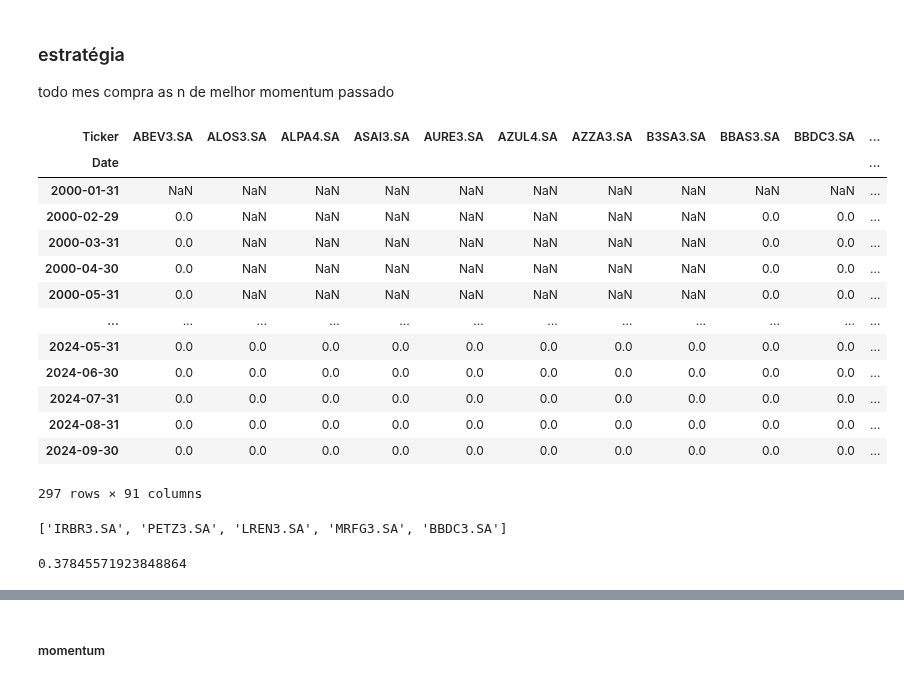
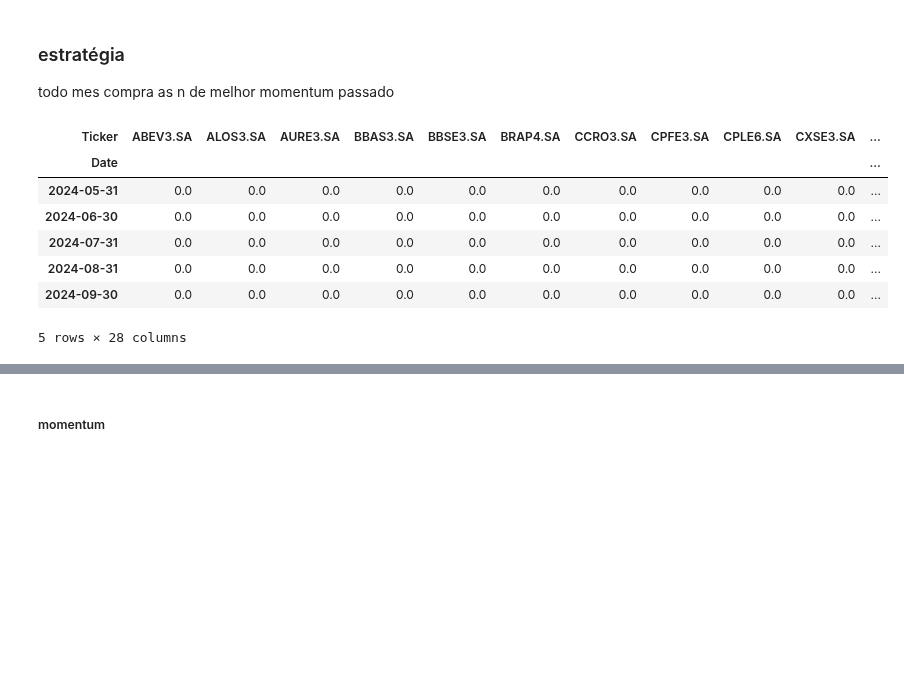
Before and after one commit to BDonadelli/Finance-playground, a Jupyter notebook: Momentum_top_5.ipynb, the cells around one changed output, grey strips where cells are left out. Saved outputs shown, nothing was run; the diff lists cells and outputs as text; code cells hidden in the pictures; blank space fills up the shorter version.

```diff
--- a/Momentum_top_5.ipynb
+++ b/Momentum_top_5.ipynb
@@ -138,7 +151,7 @@ todo mes compra as n de melhor momentum passado
 def rolling_ret( df , m=1):
   '''
     df : dataframe com retornos
-    calcula retorno acumulado na janela de m periodos
+    calcula retorno acumulado nas janelas de m periodos
   '''
   return (df+1).rolling(m).apply(np.prod) - 1
 
@@ -156,33 +169,27 @@ def port_ret(df , date ,  port = None):
   if port is None : port = get_top(df , date ,n = 5 )
 
   return df.loc[date:,port].mean(axis=1).values[0]
+
+def find_start(df, threshold=5):
+    # Contar o número de valores não-nulos (não NaN) por linha
+    non_nan_counts = df.notna().sum(axis=1)
+
+    # Localizar o primeiro índice onde as 5 últimas linhas têm pelo menos 'threshold' valores não-nulos
+    for idx in range(len(df)):
+        if all(non_nan_counts[idx:] >= threshold):
+            return idx
+    return None  # Retorna None se nenhuma linha atender à condição
 # %%
 monthly_returns =  data.resample('M').last().pct_change(fill_method=None)
 bench_returns = bench.resample('M').last().pct_change(fill_method=None)
-monthly_returns - rolling_ret(monthly_returns,1)
+
+(monthly_returns - rolling_ret(monthly_returns,1) ).tail()
 # %% [output]
-| Ticker | ABEV3.SA | ALOS3.SA | ALPA4.SA | ASAI3.SA | AURE3.SA | AZUL4.SA | AZZA3.SA | B3SA3.SA | BBAS3.SA | BBDC3.SA | ... |
+| Ticker | ABEV3.SA | ALOS3.SA | AURE3.SA | BBAS3.SA | BBSE3.SA | BRAP4.SA | CCRO3.SA | CPFE3.SA | CPLE6.SA | CXSE3.SA | ... |
 | Date |  |  |  |  |  |  |  |  |  |  | ... |
-| 2000-01-31 | NaN | NaN | NaN | NaN | NaN | NaN | NaN | NaN | NaN | NaN | ... |
-| 2000-02-29 | 0.0 | NaN | NaN | NaN | NaN | NaN | NaN | NaN | 0.0 | 0.0 | ... |
-| 2000-03-31 | 0.0 | NaN | NaN | NaN | NaN | NaN | NaN | NaN | 0.0 | 0.0 | ... |
-| 2000-04-30 | 0.0 | NaN | NaN | NaN | NaN | NaN | NaN | NaN | 0.0 | 0.0 | ... |
-| 2000-05-31 | 0.0 | NaN | NaN | NaN | NaN | NaN | NaN | NaN | 0.0 | 0.0 | ... |
-| ... | ... | ... | ... | ... | ... | ... | ... | ... | ... | ... | ... |
 | 2024-05-31 | 0.0 | 0.0 | 0.0 | 0.0 | 0.0 | 0.0 | 0.0 | 0.0 | 0.0 | 0.0 | ... |
 | 2024-06-30 | 0.0 | 0.0 | 0.0 | 0.0 | 0.0 | 0.0 | 0.0 | 0.0 | 0.0 | 0.0 | ... |
 | 2024-07-31 | 0.0 | 0.0 | 0.0 | 0.0 | 0.0 | 0.0 | 0.0 | 0.0 | 0.0 | 0.0 | ... |
 | 2024-08-31 | 0.0 | 0.0 | 0.0 | 0.0 | 0.0 | 0.0 | 0.0 | 0.0 | 0.0 | 0.0 | ... |
 | 2024-09-30 | 0.0 | 0.0 | 0.0 | 0.0 | 0.0 | 0.0 | 0.0 | 0.0 | 0.0 | 0.0 | ... |
-297 rows × 91 columns
+5 rows × 28 columns
-# %%
-get_top(monthly_returns , date='2024-08-31' , n=5)
-# %% [output]
-['IRBR3.SA', 'PETZ3.SA', 'LREN3.SA', 'MRFG3.SA', 'BBDC3.SA']
-# %%
-port_ret( rolling_ret(monthly_returns,1) , # retorno mensal
-         '2024-08-31' ,  # no fim de agosto
-         get_top(monthly_returns , '2024-08-31' , 5) # das 5 melhores
-         )
-# %% [output]
-0.37845571923848864
```
Also changed, not shown: parts of 22 cells of this notebook, 1 other file.
